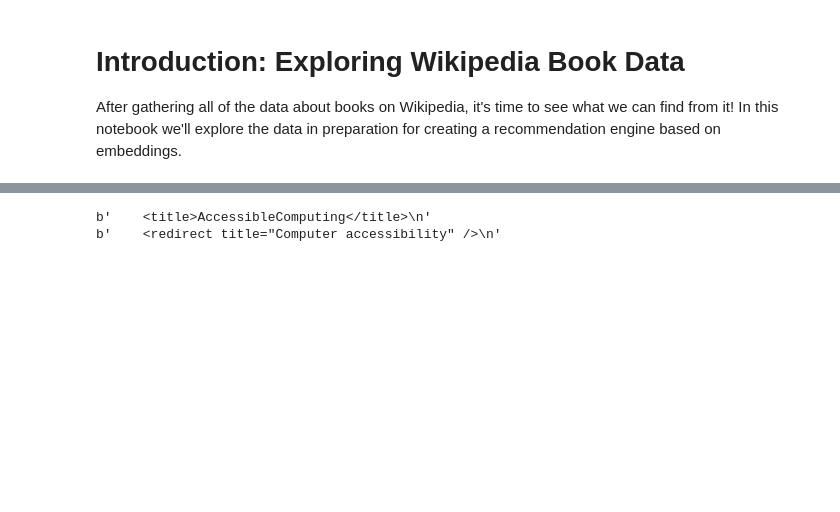
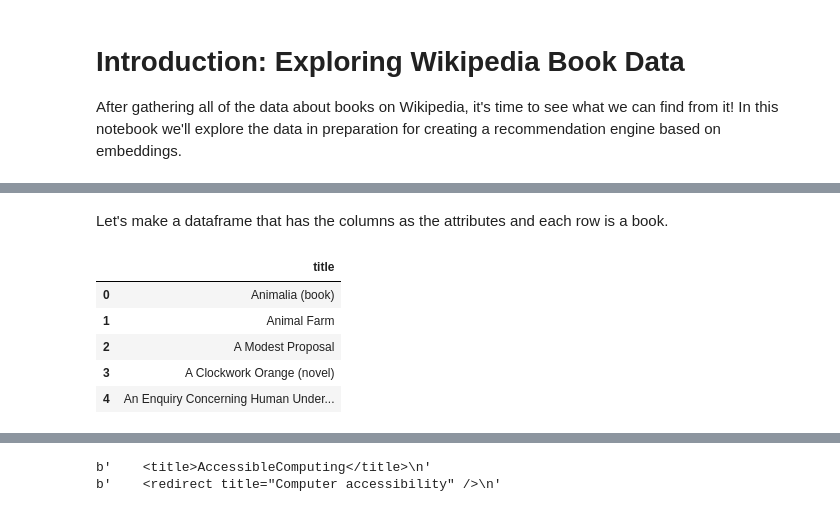
Before and after one commit to WillKoehrsen/wikipedia-data-science, a Jupyter notebook: Exploring Wikipedia Data.ipynb, the cells around one changed output, grey strips where cells are left out. Saved outputs shown, nothing was run; the diff lists cells and outputs as text; code cells hidden in the pictures; blank space fills up the shorter version.

```diff
--- a/Exploring Wikipedia Data.ipynb
+++ b/Exploring Wikipedia Data.ipynb
@@ -9,0 +131,12 @@ data_path = '/data/wiki/enwiki-20180901-pages-articles.xml.bz2'
+# %% [markdown]
+Let's make a dataframe that has the columns as the attributes and each row is a book.
+# %%
+data = pd.DataFrame([x[0] for x in books], columns = ['title'])
+data.head()
+# %% [output]
+|  | title |
+| 0 | Animalia (book) |
+| 1 | Animal Farm |
+| 2 | A Modest Proposal |
+| 3 | A Clockwork Orange (novel) |
+| 4 | An Enquiry Concerning Human Under... |
```
Also changed, not shown: parts of 19 cells of this notebook, 1 other file.
